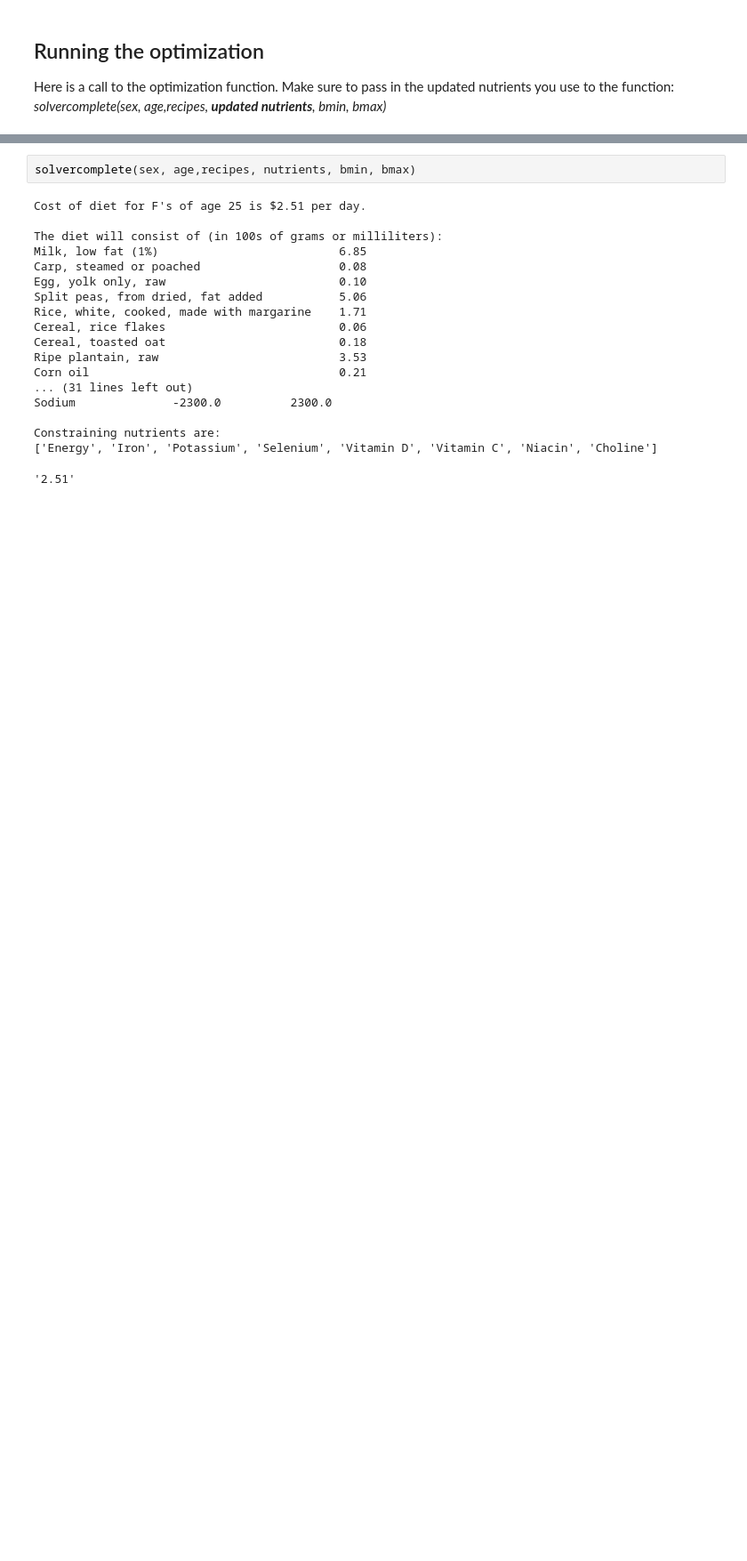
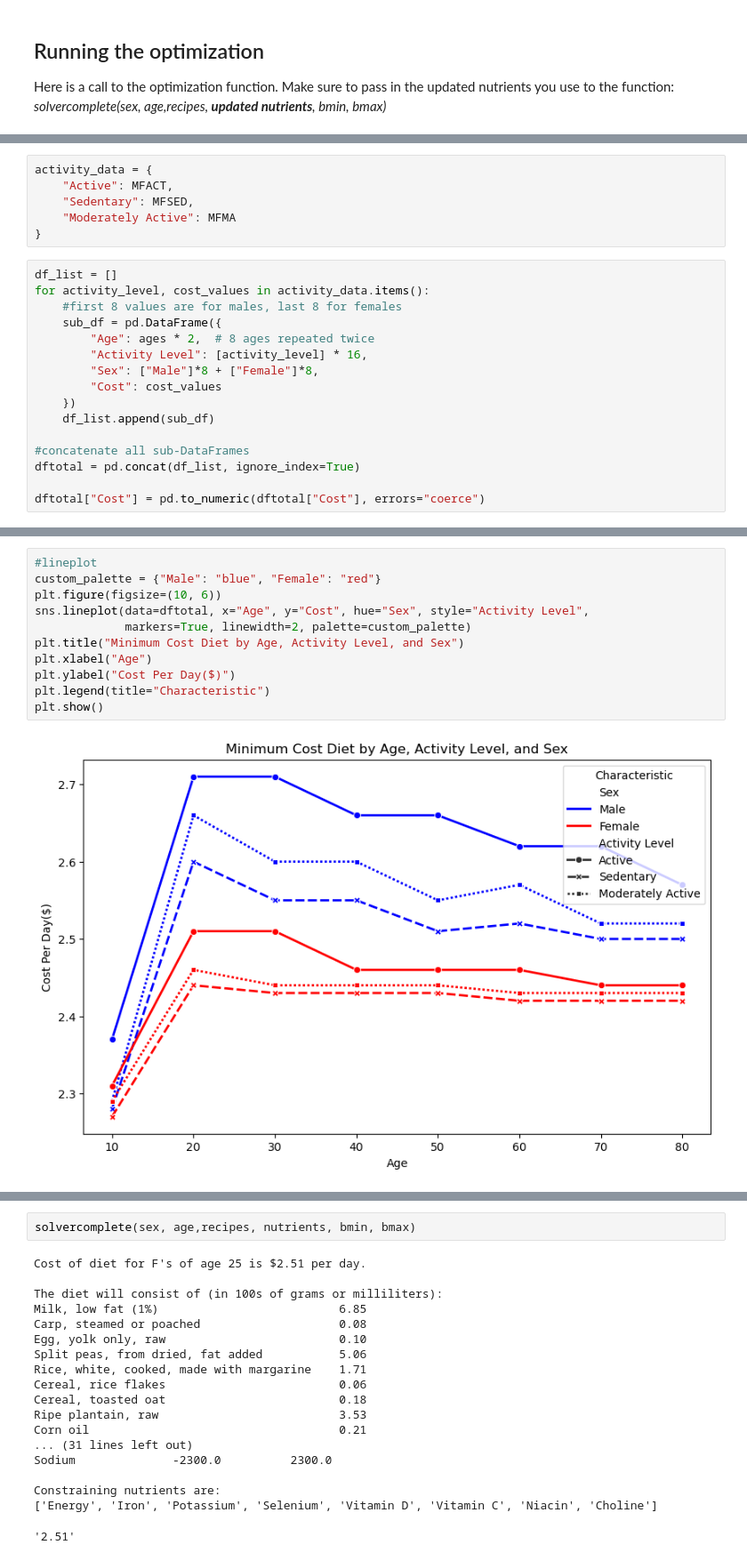
Before and after one commit to jjjunsu/EEP-153-Project-2, a Jupyter notebook: Elan-analysis.ipynb, the cells around one changed output, grey strips where cells are left out. Shown at 89% size. Drawn from its saved outputs; the diff is of its cells as text; blank space fills up the shorter version.

```diff
--- a/Elan-analysis.ipynb
+++ b/Elan-analysis.ipynb
@@ -206,0 +441,22 @@ Constraining nutrients are:
+# %%
+activity_data = {
+    "Active": MFACT,
+    "Sedentary": MFSED,
+    "Moderately Active": MFMA
+}
+# %%
+df_list = []
+for activity_level, cost_values in activity_data.items():
+    #first 8 values are for males, last 8 for females
+    sub_df = pd.DataFrame({
+        "Age": ages * 2,  # 8 ages repeated twice
+        "Activity Level": [activity_level] * 16,
+        "Sex": ["Male"]*8 + ["Female"]*8,
+        "Cost": cost_values
+    })
+    df_list.append(sub_df)
+
+#concatenate all sub-DataFrames
+dftotal = pd.concat(df_list, ignore_index=True)
+
+dftotal["Cost"] = pd.to_numeric(dftotal["Cost"], errors="coerce")
@@ -206,0 +483,13 @@ Constraining nutrients are:
+# %%
+#lineplot
+custom_palette = {"Male": "blue", "Female": "red"}
+plt.figure(figsize=(10, 6))
+sns.lineplot(data=dftotal, x="Age", y="Cost", hue="Sex", style="Activity Level",
+             markers=True, linewidth=2, palette=custom_palette)
+plt.title("Minimum Cost Diet by Age, Activity Level, and Sex")
+plt.xlabel("Age")
+plt.ylabel("Cost Per Day($)")
+plt.legend(title="Characteristic")
+plt.show()
+# %% [output]
+[figure, added]
```
Also changed, not shown: parts of 29 cells of this notebook, 1 other file.
